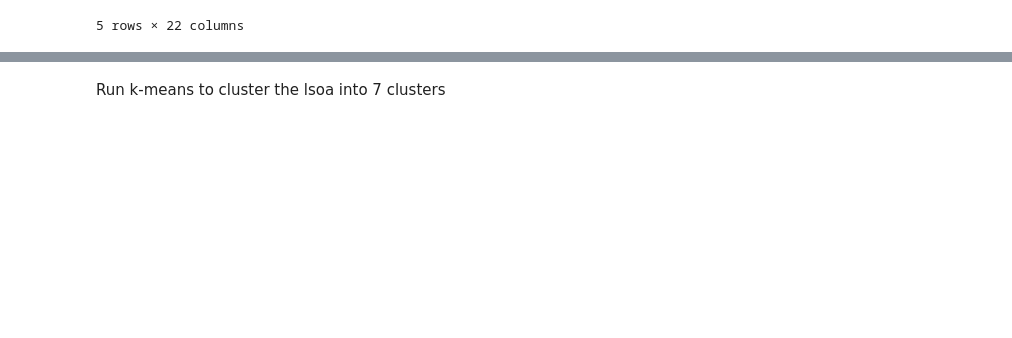
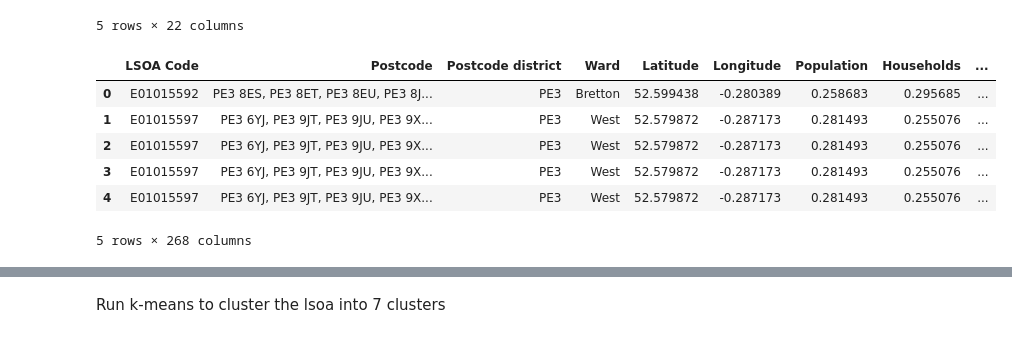
Before and after one commit to JamesWrenn/IBM-Capstone-Project, a Jupyter notebook: The Battle of Neighborhoods - Week 2.ipynb, the cells around one changed output, grey strips where cells are left out. Drawn from its saved outputs; the diff is of its cells as text; code cells hidden in the pictures; blank space fills up the shorter version.

```diff
--- a/The Battle of Neighborhoods - Week 2.ipynb
+++ b/The Battle of Neighborhoods - Week 2.ipynb
@@ -458,3 +458,14 @@ df_master.head()
 | 3 | E01015609 | PE1 4PX, PE1 4QL, PE1 4QN, PE1 4T... | PE1 | Dogsthorpe | 52.597415 | -0.219018 | 0.355625 | 0.310914 | ... |
 | 4 | E01015615 | PE1 4BH, PE1 4LB, PE1 4RA, PE1 4R... | PE1 | East | 52.585948 | -0.222546 | 0.326594 | 0.357868 | ... |
 5 rows × 22 columns
+# %%
+df_kmean = pd.merge(df_pc_g,local_onehot,on = 'LSOA Code')
+df_kmean.head()
+# %% [output]
+|  | LSOA Code | Postcode | Postcode district | Ward | Latitude | Longitude | Population | Households | ... |
+| 0 | E01015592 | PE3 8ES, PE3 8ET, PE3 8EU, PE3 8J... | PE3 | Bretton | 52.599438 | -0.280389 | 0.258683 | 0.295685 | ... |
+| 1 | E01015597 | PE3 6YJ, PE3 9JT, PE3 9JU, PE3 9X... | PE3 | West | 52.579872 | -0.287173 | 0.281493 | 0.255076 | ... |
+| 2 | E01015597 | PE3 6YJ, PE3 9JT, PE3 9JU, PE3 9X... | PE3 | West | 52.579872 | -0.287173 | 0.281493 | 0.255076 | ... |
+| 3 | E01015597 | PE3 6YJ, PE3 9JT, PE3 9JU, PE3 9X... | PE3 | West | 52.579872 | -0.287173 | 0.281493 | 0.255076 | ... |
+| 4 | E01015597 | PE3 6YJ, PE3 9JT, PE3 9JU, PE3 9X... | PE3 | West | 52.579872 | -0.287173 | 0.281493 | 0.255076 | ... |
+5 rows × 268 columns
```
Also changed, not shown: parts of 7 cells of this notebook.
